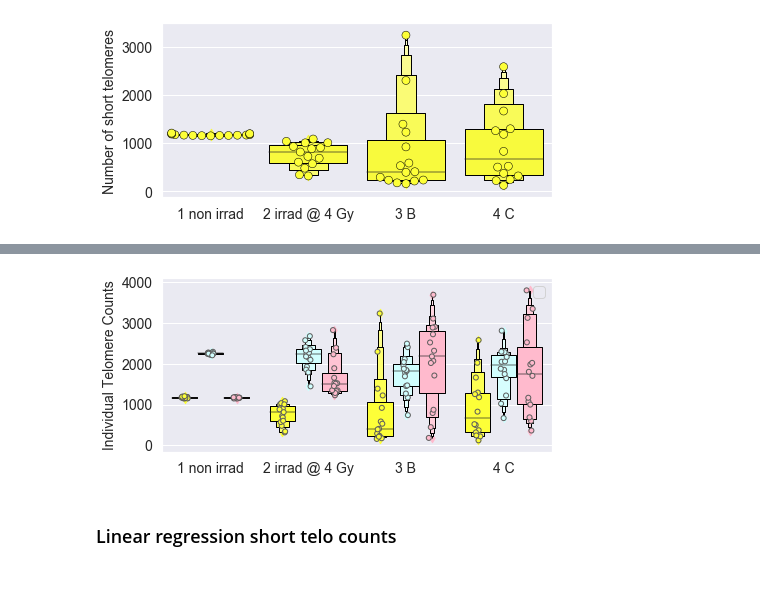
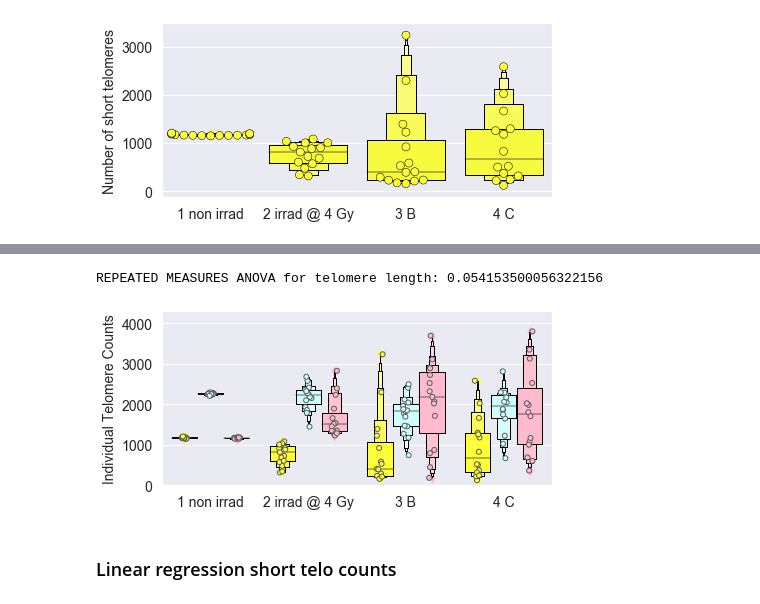
Before and after one commit to Jared-Luxton/radiation-therapy-machine-learning, a Jupyter notebook: notebooks/02_radiation_therapy_patients_data_VISUALIZATION_STATISTICS.ipynb, the cells around one changed output, grey strips where cells are left out. Drawn from its saved outputs; the diff is of its cells as text; code cells hidden in the pictures.

```diff
--- a/notebooks/02_radiation_therapy_patients_data_VISUALIZATION_STATISTICS.ipynb
+++ b/notebooks/02_radiation_therapy_patients_data_VISUALIZATION_STATISTICS.ipynb
@@ -437,25 +453,40 @@ REPEATED MEASURES ANOVA for telomere length: 0.19956991528083137
+# %%
+df = stats_df_cts[stats_df_cts['patient id'] != 13].copy()
+# df = all_patients_df[all_patients_df['patient id'] != 13].copy()
+
+trp.telos_scipy_anova_post_hoc_tests(df0=df, time_col='timepoint', target='Q4_sqrt',
+                                     sig_test=stats.f_oneway, post_hoc='tukeyHSD', repeated_measures=True)
+# %% [output]
+REPEATED MEASURES ANOVA for telomere length: 0.054153500056322156
 # %%
 # ax = sns.set(font_scale=1)
 fig = plt.figure(figsize=(7,3.2))
 sns.set_style(style="darkgrid",rc= {'patch.edgecolor': 'black'})
 # palette ={"Q1":"#fdff38","Q2-3":"#d0fefe","Q4":"#ffbacd"}
 palette ={"short":"#fdff38","medium":"#d0fefe","long":"#ffbacd"}
 
 
 ax = sns.boxenplot(x='timepoint', y='Q freq counts', hue='relative Q', data=melted_all_patients_df, palette=palette,
              linewidth=2, saturation=5, color="black", )
 ax = sns.stripplot(x='timepoint', y='Q freq counts', hue='relative Q', data=melted_all_patients_df, palette=palette,
              linewidth=1, color="black", dodge=True, )
 
 ax=fig.gca()
 # ax.set_title('Changes in Distribution Individual Telos Relative to Pre-Rad Therapy Time point', fontsize=14)
 ax.set_xlabel('', fontsize=14)
 ax.set_ylabel('Individual Telomere Counts', fontsize=14)
 ax.tick_params(labelsize=14)
 
+ax.get_legend().remove()
+plt.ylim(0,4300)
 
-plt.legend('', '')
-plt.savefig('../graphs/paper figures/supp figs/counting # short telos.png', dpi=400,
-           bbox_inches='tight')
+
+# handles, labels = ax.get_legend_handles_labels()
+# plt.legend(handles[0:3], labels[0:3], bbox_to_anchor=(.99,0.75), loc="upper left",
+# #            borderaxespad=0)
+
+plt.savefig('../graphs/paper figures/supp figs/counting # short long telos.png',
+            dpi=400,
+            bbox_inches='tight')
 # %% [output]
-[figure, old version]
+[figure, new version]
```
Also changed, not shown: parts of 19 cells of this notebook, 2 other files.
